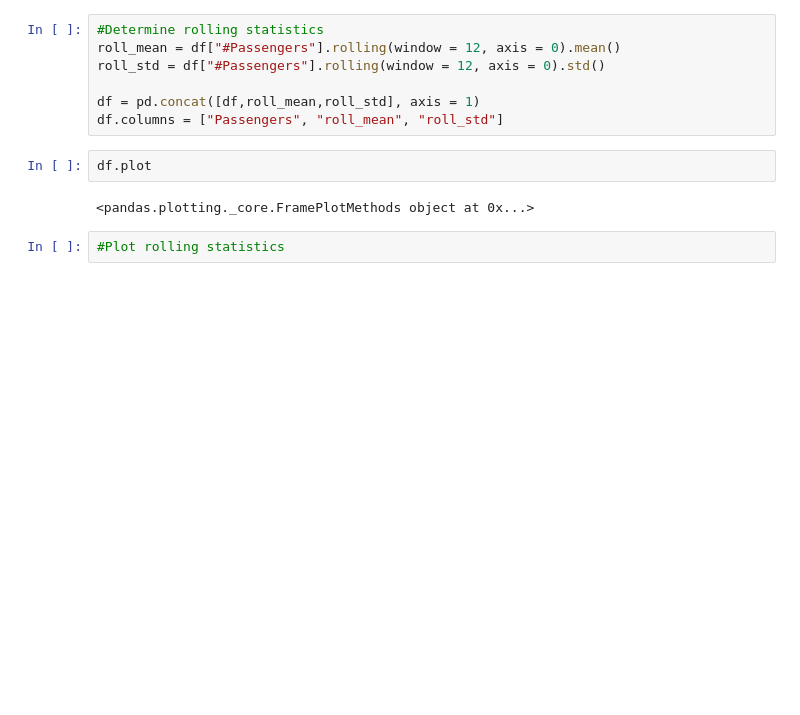
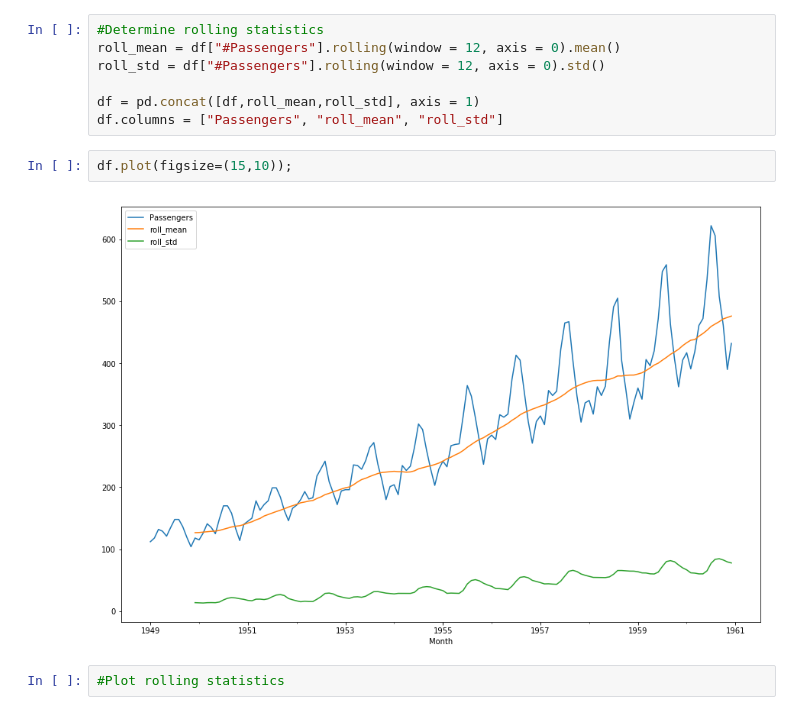
Before and after one commit to Pietrassyk/dsc-testing-for-trends-lab-nyc-ds-career-042219, a Jupyter notebook: index.ipynb, the cells around one changed output. Drawn from its saved outputs; the diff is of its cells as text; blank space fills up the shorter version.

```diff
--- a/index.ipynb
+++ b/index.ipynb
@@ -118,9 +118,9 @@ roll_std = df["#Passengers"].rolling(window = 12, axis = 0).std()
 df = pd.concat([df,roll_mean,roll_std], axis = 1)
 df.columns = ["Passengers", "roll_mean", "roll_std"]
 # %%
-df.plot
+df.plot(figsize=(15,10));
 # %% [output]
-<pandas.plotting._core.FramePlotMethods object at 0x...>
+[figure, added]
 # %%
 #Plot rolling statistics
 # %% [output]
```
